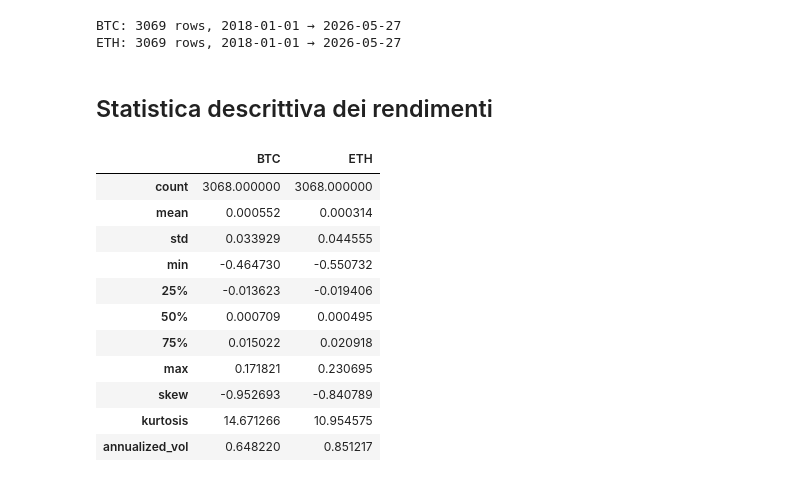
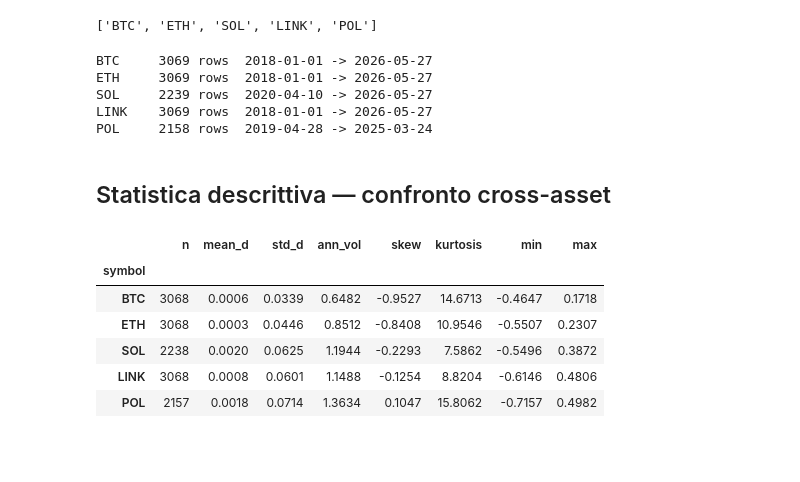
Before and after one commit to cirobarone78/Snake, a Jupyter notebook: notebooks/01_exploration_btc_eth.ipynb, the cells around one changed output. Saved outputs shown, nothing was run; the diff lists cells and outputs as text; code cells hidden in the pictures; blank space fills up the shorter version.

```diff
--- a/notebooks/01_exploration_btc_eth.ipynb
+++ b/notebooks/01_exploration_btc_eth.ipynb
@@ -18,43 +23,54 @@ from src.assets.asset import TIER1_ASSETS
 
 DATA_DIR = Path("../data/raw/yahoo/crypto")
 sns.set_theme(style="whitegrid")
+
+TIER1_SYMBOLS = [a.symbol for a in TIER1_ASSETS]
+TIER1_SYMBOLS
+# %% [output]
+['BTC', 'ETH', 'SOL', 'LINK', 'POL']
 # %%
 def load_ohlcv(symbol: str) -> pd.DataFrame:
-    path = DATA_DIR / f"{symbol}_1d.parquet"
-    df = pd.read_parquet(path)
+    df = pd.read_parquet(DATA_DIR / f"{symbol}_1d.parquet")
+    # pandas reads the parquet with "timestamp" already as a DatetimeIndex
+    df = df.sort_index()
     df["log_return"] = np.log(df["close"]).diff()
     return df
 
-btc = load_ohlcv("BTC")
-eth = load_ohlcv("ETH")
-print(f"BTC: {len(btc)} rows, {btc.index.min().date()} → {btc.index.max().date()}")
-print(f"ETH: {len(eth)} rows, {eth.index.min().date()} → {eth.index.max().date()}")
+panel = {sym: load_ohlcv(sym) for sym in TIER1_SYMBOLS}
+for sym, df in panel.items():
+    print(f"{sym:<6} {len(df):>5} rows  {df.index.min().date()} -> {df.index.max().date()}")
 # %% [output]
-BTC: 3069 rows, 2018-01-01 → 2026-05-27
-ETH: 3069 rows, 2018-01-01 → 2026-05-27
+BTC     3069 rows  2018-01-01 -> 2026-05-27
+ETH     3069 rows  2018-01-01 -> 2026-05-27
+SOL     2239 rows  2020-04-10 -> 2026-05-27
+LINK    3069 rows  2018-01-01 -> 2026-05-27
+POL     2158 rows  2019-04-28 -> 2025-03-24
 # %% [markdown]
-## Statistica descrittiva dei rendimenti
+## Statistica descrittiva — confronto cross-asset
-# %%
-summary = pd.DataFrame({
-    "BTC": btc["log_return"].describe(),
-    "ETH": eth["log_return"].describe(),
-})
-summary.loc["skew"] = [btc["log_return"].skew(), eth["log_return"].skew()]
-summary.loc["kurtosis"] = [btc["log_return"].kurtosis(), eth["log_return"].kurtosis()]
-summary.loc["annualized_vol"] = summary.loc["std"] * np.sqrt(365)
-summary
-# %% [output]
-|  | BTC | ETH |
-| count | 3068.000000 | 3068.000000 |
-| mean | 0.000552 | 0.000314 |
-| std | 0.033929 | 0.044555 |
-| min | -0.464730 | -0.550732 |
-| 25% | -0.013623 | -0.019406 |
-| 50% | 0.000709 | 0.000495 |
-| 75% | 0.015022 | 0.020918 |
-| max | 0.171821 | 0.230695 |
-| skew | -0.952693 | -0.840789 |
-| kurtosis | 14.671266 | 10.954575 |
-| annualized_vol | 0.648220 | 0.851217 |
+# %%
+rows = []
+for sym, df in panel.items():
+    r = df["log_return"].dropna()
+    rows.append({
+        "symbol": sym,
+        "n": len(r),
+        "mean_d": r.mean(),
+        "std_d": r.std(),
+        "ann_vol": r.std() * np.sqrt(365),
+        "skew": r.skew(),
+        "kurtosis": r.kurtosis(),
+        "min": r.min(),
+        "max": r.max(),
+    })
+summary = pd.DataFrame(rows).set_index("symbol")
+summary.round(4)
+# %% [output]
+|  | n | mean_d | std_d | ann_vol | skew | kurtosis | min | max |
+| symbol |  |  |  |  |  |  |  |  |
+| BTC | 3068 | 0.0006 | 0.0339 | 0.6482 | -0.9527 | 14.6713 | -0.4647 | 0.1718 |
+| ETH | 3068 | 0.0003 | 0.0446 | 0.8512 | -0.8408 | 10.9546 | -0.5507 | 0.2307 |
+| SOL | 2238 | 0.0020 | 0.0625 | 1.1944 | -0.2293 | 7.5862 | -0.5496 | 0.3872 |
+| LINK | 3068 | 0.0008 | 0.0601 | 1.1488 | -0.1254 | 8.8204 | -0.6146 | 0.4806 |
+| POL | 2157 | 0.0018 | 0.0714 | 1.3634 | 0.1047 | 15.8062 | -0.7157 | 0.4982 |
 # %% [markdown]
 ## Distribuzione dei rendimenti — quanto sono lontani dalla normale?
```
Also changed, not shown: parts of 11 cells of this notebook, 1 other file.
